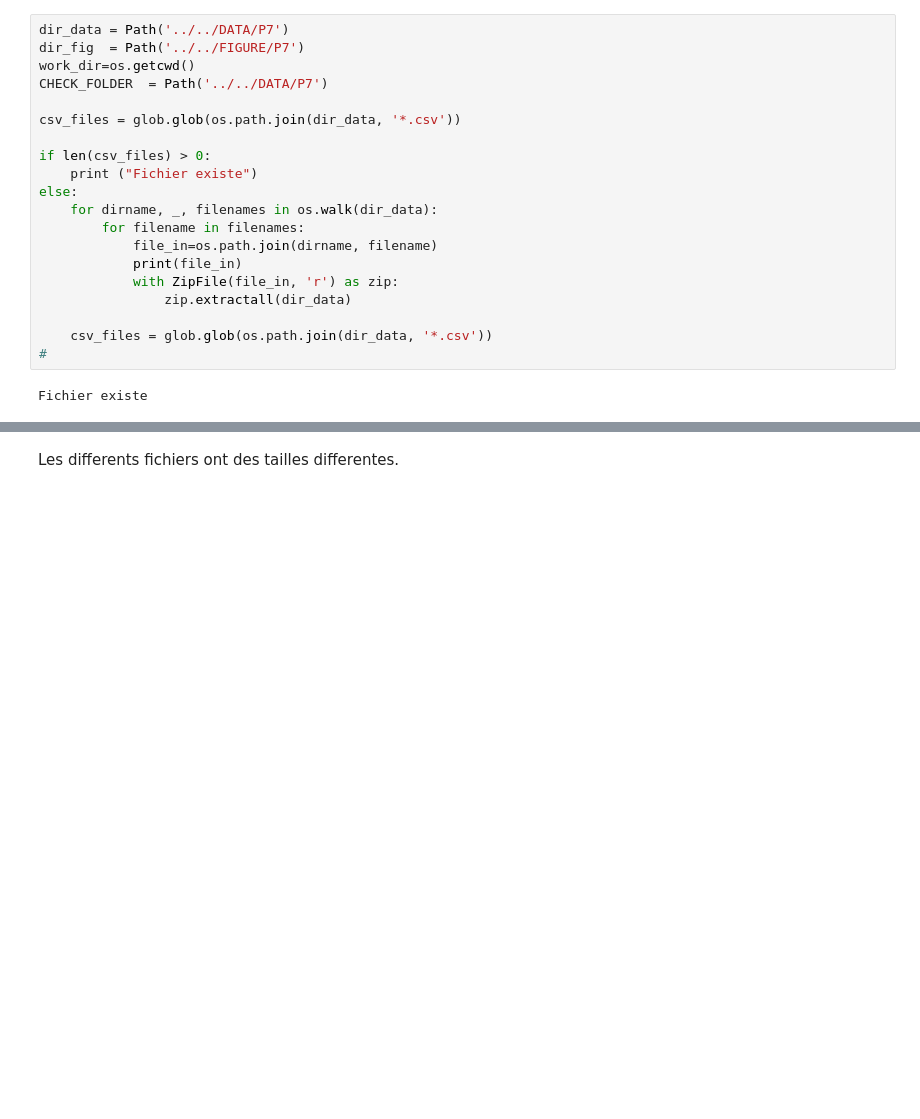
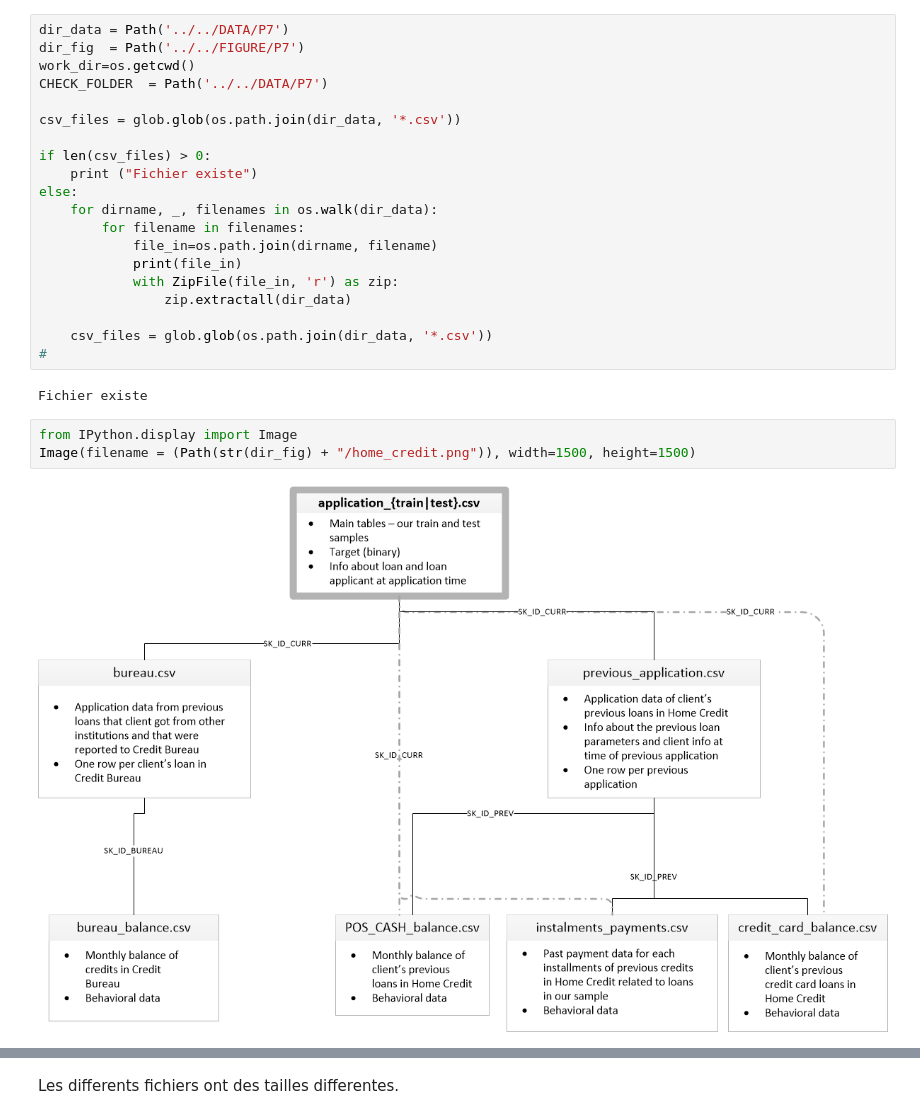
Before and after one commit to yonssJ/Data-Science-Course, a Jupyter notebook: P7/Untitled.ipynb, the cells around one changed output, grey strips where cells are left out. Cells and saved outputs as stored; diff of their text form; blank space fills up the shorter version.

```diff
--- a/P7/Untitled.ipynb
+++ b/P7/Untitled.ipynb
@@ -33,3 +33,8 @@ else:
 #
 # %% [output]
 Fichier existe
+# %%
+from IPython.display import Image
+Image(filename = (Path(str(dir_fig) + "/home_credit.png")), width=1500, height=1500)
+# %% [output]
+[figure, added]
```
Also changed, not shown: parts of 58 cells of this notebook, 1 other file.
